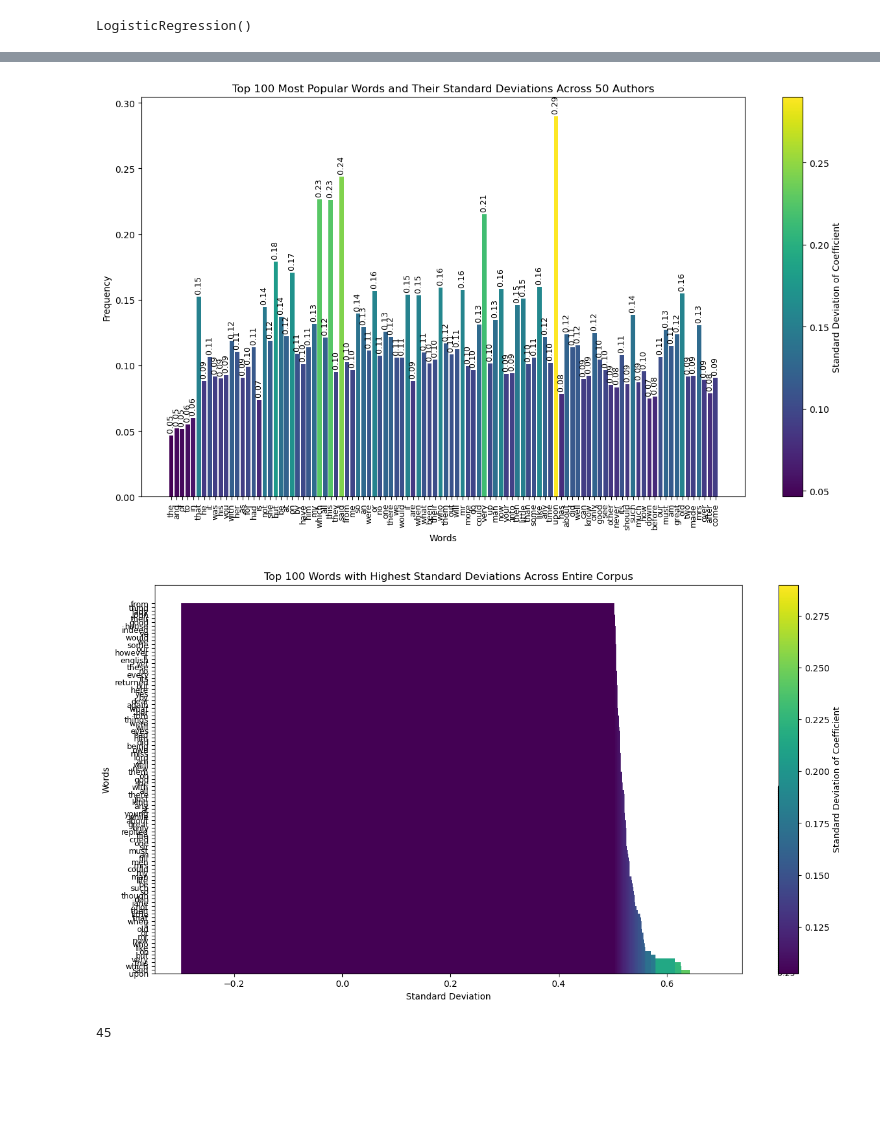
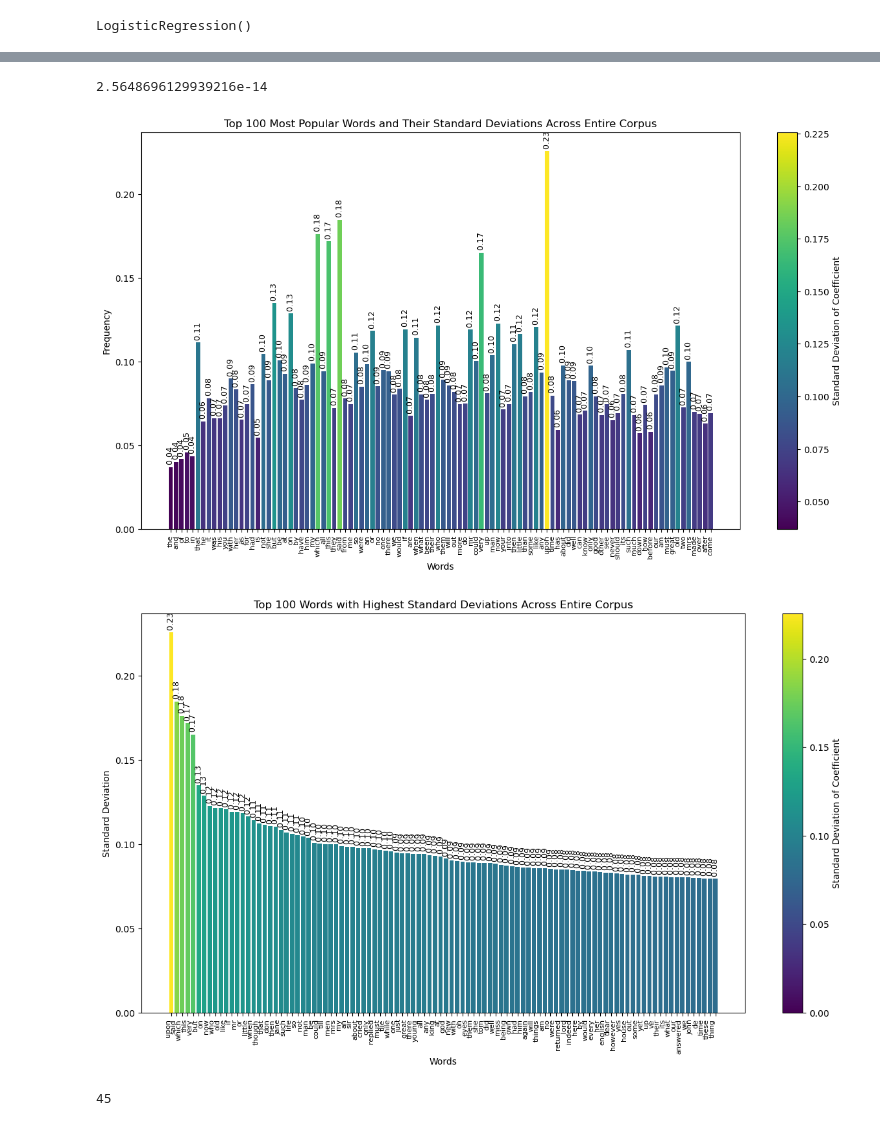
Before and after one commit to kenning/vic-uni-vic-data, a Jupyter notebook: vic-pandas.ipynb, the cells around one changed output, grey strips where cells are left out. Drawn from its saved outputs; the diff is of its cells as text; code cells hidden in the pictures; blank space fills up the shorter version.

```diff
--- a/vic-pandas.ipynb
+++ b/vic-pandas.ipynb
@@ -142,7 +176,7 @@ import numpy as np
 
 feature_names = vectorizer.get_feature_names_out()
 
-word_freq = np.asarray(X_train_counts.sum(axis=0)).flatten()
+word_freq = np.asarray(X_counts.sum(axis=0)).flatten()
 
 word_freq_df = pd.DataFrame({
     'word': feature_names,
@@ -168,3 +202,7 @@ plt.show()
+# %%
+np.mean(coef_df.iloc[:,0])
+# %% [output]
+2.5648696129939216e-14
 # %%
 from matplotlib.colors import Normalize
 
@@ -175,10 +213,8 @@ top_word_coefs = coefficients[:, top_word_indices]
 
 std_devs = np.std(top_word_coefs, axis=0)
 
-# Add the standard deviations to the DataFrame
 top_words_df['std_dev'] = std_devs
 
-# Plot the bar chart
 plt.figure(figsize=(15, 8))
 norm = Normalize(vmin=min(top_words_df['std_dev']), vmax=max(top_words_df['std_dev']))
 bars = plt.bar(top_words_df['word'], top_words_df['std_dev'], color=sns.color_palette("viridis", as_cmap=True)(norm(top_words_df['std_dev'])))
@@ -187,7 +223,6 @@ for bar, std in zip(bars, top_words_df['std_dev']):
     height = bar.get_height()
     plt.text(bar.get_x() + bar.get_width() / 2, height, f' {std:.2f} ', ha='center', va='bottom', rotation=90, size=9)
 
-# Set the colorbar
 sm = plt.cm.ScalarMappable(cmap="viridis", norm=plt.Normalize(vmin=min(top_words_df['std_dev']), vmax=max(top_words_df['std_dev'])))
 sm.set_array([])
 plt.colorbar(sm, label='Standard Deviation of Coefficient')
@@ -195,79 +230,43 @@ plt.colorbar(sm, label='Standard Deviation of Coefficient')
 plt.xlabel('Words')
 plt.ylabel('Frequency')
 plt.title('Top 100 Most Popular Words and Their Standard Deviations Across Entire Corpus')
-plt.xticks(rotation=90, size=9)
+plt.xticks(rotation=90, size=8)
 plt.show()
 # %% [output]
-[figure, old version]
+[figure, new version]
 # %%
 feature_names = vectorizer.get_feature_names_out()
 all_coefficients = model.coef_
 
 std_devs = np.std(all_coefficients, axis=0)
 
 std_dev_df = pd.DataFrame({
     'word': feature_names,
     'std_dev': std_devs
 })
 
 top_std_dev_df = std_dev_df.nlargest(100, 'std_dev')
 
-norm = Normalize(vmin=top_std_dev_df['std_dev'].min(), vmax=top_std_dev_df['std_dev'].max())
-
-# plt.figure(figsize=(15, 8))
-# bars = plt.barh(top_std_dev_df['word'], top_std_dev_df['std_dev'], color=sns.color_palette("viridis", as_cmap=True)(norm(top_std_dev_df['std_dev'])))
-
-# for bar, std in zip(bars, top_std_dev_df['std_dev']):
-#     height = bar.get_height()
-#     plt.text(bar.get_x() + bar.get_width() / 2, height, f' {std:.2f}', ha='center', va='bottom', size=9, rotation=90)
-
-# sm = plt.cm.ScalarMappable(cmap="viridis", norm=norm)
-# sm.set_array([])
-# plt.colorbar(sm, label='Standard Deviation of Coefficient')
-
-# plt.xticks(rotation=90, ha='right', size=9)
-# plt.xlabel('Words')
-# plt.ylabel('Standard Deviation')
-# plt.title('Top 100 Words with Highest Standard Deviations Across Entire Corpus')
-# plt.show()
+norm = Normalize(vmin=0, vmax=top_std_dev_df['std_dev'].max())
 
 plt.figure(figsize=(15, 8))
-bars = plt.bar(top_std_dev_df['std_dev'], top_std_dev_df['word'], color=sns.color_palette("viridis", as_cmap=True)(norm(top_std_dev_df['std_dev'])))
+bars = plt.bar(top_std_dev_df['word'], top_std_dev_df['std_dev'], color=sns.color_palette("viridis", as_cmap=True)(norm(top_std_dev_df['std_dev'])))
 
 for bar, std in zip(bars, top_std_dev_df['std_dev']):
-    width = bar.get_width()
-    plt.text(width, bar.get_y() + bar.get_height() / 2, f' {std:.2f}', ha='left', va='center', size=9, rotation=0)
+    height = bar.get_height()
+    plt.text(bar.get_x() + bar.get_width() / 2, height, f' {std:.2f}', ha='center', va='bottom', size=9, rotation=90)
 
 sm = plt.cm.ScalarMappable(cmap="viridis", norm=norm)
 sm.set_array([])
 plt.colorbar(sm, label='Standard Deviation of Coefficient')
 
-plt.yticks(rotation=0, ha='right', size=9)
-plt.ylabel('Words')
-plt.xlabel('Standard Deviation')
+plt.xticks(rotation=90, ha='right', size=8)
+plt.xlabel('Words')
+plt.ylabel('Standard Deviation')
 plt.title('Top 100 Words with Highest Standard Deviations Across Entire Corpus')
 plt.show()
-
-# plt.figure(figsize=(8, 15))  # Swap the width and height of the figure
-# bars = plt.barh(top_std_dev_df.index, top_std_dev_df['std_dev'], color=sns.color_palette("viridis", as_cmap=True)(norm(top_std_dev_df['std_dev'])))  # Use barh for horizontal bars
-
-# for bar, std in zip(bars, top_std_dev_df['std_dev']):
-#     height = bar.get_height()  # Get the height of the bar instead of width
-#     plt.text(bar.get_x() + bar.get_width() / 2, height, f' {std:.2f}', ha='center', va='bottom', size=9, rotation=0)  # Adjust the text position and alignment
-
-# sm = plt.cm.ScalarMappable(cmap="viridis", norm=norm)
-# sm.set_array([])
-# plt.colorbar(sm, label='Standard Deviation of Coefficient')
-
-# plt.yticks(top_std_dev_df.index, top_std_dev_df['word'], ha='right', va='center', rotation=0, size=9)  # Rotate the y-ticks and labels to horizontal
-# plt.xlabel('Standard Deviation')
-# plt.ylabel('Words')
-# plt.title('Top 100 Words with Highest Standard Deviations Across Entire Corpus', y=1.02)  # Adjust the title position
-
-# plt.tight_layout()
-# plt.show()
 # %% [output]
-[figure, old version]
+[figure, new version]
 # %%
 len(all_coefficients)
 # %% [output]
```
Also changed, not shown: parts of 15 cells of this notebook, 18 other files.
